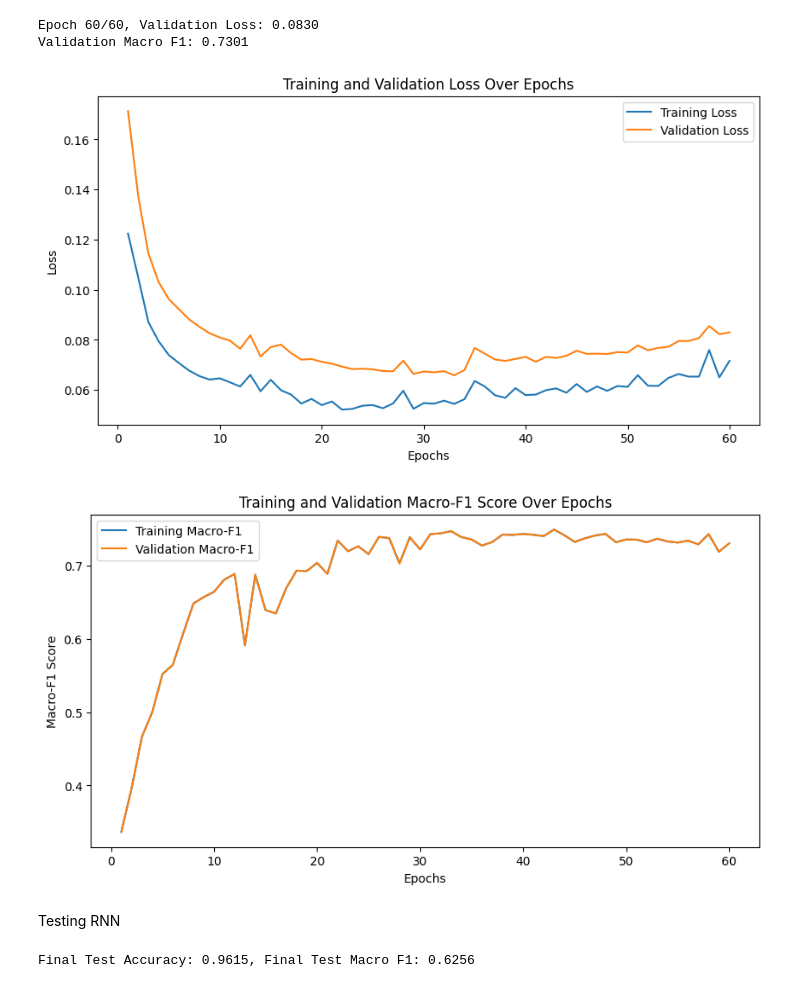
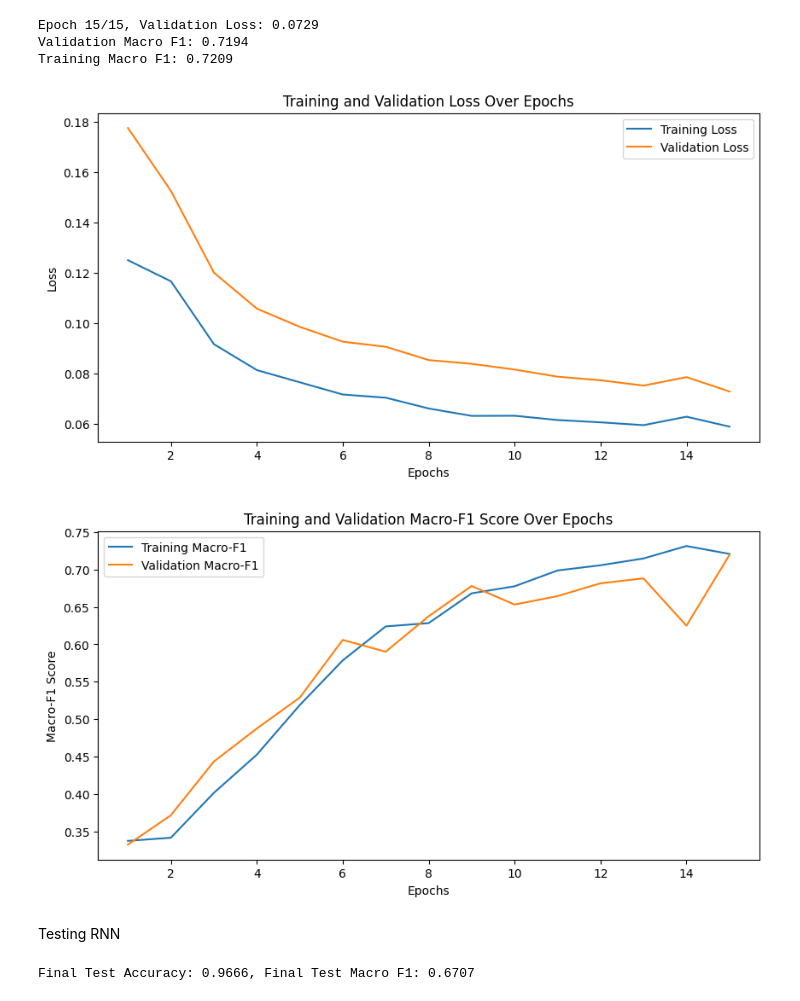
Before and after one commit to hyouteki/lanat, a Jupyter notebook: bio_encoding/dataset_2/RNN_glove.ipynb, the cells around one changed output. Drawn from its saved outputs; the diff is of its cells as text; code cells hidden in the pictures.

Commit message:
fixes in train f1 score & plot

```diff
--- a/bio_encoding/dataset_2/RNN_glove.ipynb
+++ b/bio_encoding/dataset_2/RNN_glove.ipynb
@@ -142,16 +131,18 @@ model = SimpleRNN(embedding_matrix, hidden_size, output_size)
 criterion = nn.CrossEntropyLoss()
 optimizer = optim.Adam(model.parameters(), lr=0.001)
 
-num_epochs = 60
+
+num_epochs = 15
 
 train_losses = []
 val_losses = []
 train_f1_scores = []
 val_f1_scores = []
 
-
 for epoch in range(num_epochs):
     model.train()
+    all_train_preds = []
+    all_train_targets = []
     for inputs, targets in train_loader:
         optimizer.zero_grad()
         outputs = model(inputs)
@@ -159,9 +150,18 @@ for epoch in range(num_epochs):
         loss.backward()
         optimizer.step()
 
+        preds = torch.argmax(outputs, dim=2).cpu().numpy()
+        targets = targets.cpu().numpy()
+
+        all_train_preds.extend(preds)
+        all_train_targets.extend(targets)
+
+    train_macro_f1 = f1_score(np.concatenate(all_train_targets, axis=0), np.concatenate(all_train_preds, axis=0), average='macro')
+    train_f1_scores.append(train_macro_f1)
+
     model.eval()
-    all_preds = []
-    all_targets = []
+    all_val_preds = []
+    all_val_targets = []
     with torch.no_grad():
         val_loss = 0.0
         for inputs, targets in val_loader:
@@ -172,47 +172,50 @@ for epoch in range(num_epochs):
             preds = torch.argmax(outputs, dim=2).cpu().numpy()
             targets = targets.cpu().numpy()
 
-            all_preds.extend(preds)
-            all_targets.extend(targets)
+            all_val_preds.extend(preds)
+            all_val_targets.extend(targets)
 
         val_loss /= len(val_loader)
-        val_macro_f1 = f1_score(np.concatenate(all_targets, axis=0), np.concatenate(all_preds, axis=0), average='macro')
+        val_macro_f1 = f1_score(np.concatenate(all_val_targets, axis=0), np.concatenate(all_val_preds, axis=0), average='macro')
         train_losses.append(loss.item())
         val_losses.append(val_loss)
-        train_f1_scores.append(val_macro_f1)
         val_f1_scores.append(val_macro_f1)
 
         if epoch == num_epochs - 1:
             print(f'Epoch {epoch+1}/{num_epochs}, Validation Loss: {val_loss:.4f}')
             print(f'Validation Macro F1: {val_macro_f1:.4f}')
+            print(f'Training Macro F1: {train_macro_f1:.4f}')
+
+
 
 # Plotting Loss
 plt.figure(figsize=(10, 5))
 plt.plot(range(1, num_epochs+1), train_losses, label='Training Loss')
 plt.plot(range(1, num_epochs+1), val_losses, label='Validation Loss')
 plt.xlabel('Epochs')
 plt.ylabel('Loss')
 plt.title('Training and Validation Loss Over Epochs')
 plt.legend()
 plt.savefig('plots/rnn_glove/Loss.png')
 plt.show()
 
 # Plotting F1 Score
 plt.figure(figsize=(10, 5))
 plt.plot(range(1, num_epochs+1), train_f1_scores, label='Training Macro-F1')
 plt.plot(range(1, num_epochs+1), val_f1_scores, label='Validation Macro-F1')
 plt.xlabel('Epochs')
 plt.ylabel('Macro-F1 Score')
 plt.title('Training and Validation Macro-F1 Score Over Epochs')
 plt.legend()
 plt.savefig('plots/rnn_glove/Macro.png')
 plt.show()
 torch.save(model.state_dict(),"models/rnn_glove.pth")
 # %% [output]
-Epoch 60/60, Validation Loss: 0.0830
-Validation Macro F1: 0.7301
+Epoch 15/15, Validation Loss: 0.0729
+Validation Macro F1: 0.7194
+Training Macro F1: 0.7209
-[figure, old version]
+[figure, new version]
-[figure, old version]
+[figure, new version]
 # %% [markdown]
 Testing RNN
 # %%
@@ -261,4 +264,4 @@ test_macro_f1 = f1_score(all_targets_test, all_preds_test, average='macro')
 
 print(f'Final Test Accuracy: {test_accuracy:.4f}, Final Test Macro F1: {test_macro_f1:.4f}')
 # %% [output]
-Final Test Accuracy: 0.9615, Final Test Macro F1: 0.6256
+Final Test Accuracy: 0.9666, Final Test Macro F1: 0.6707
```
Also changed, not shown: parts of 2 cells of this notebook, 9 other files.
